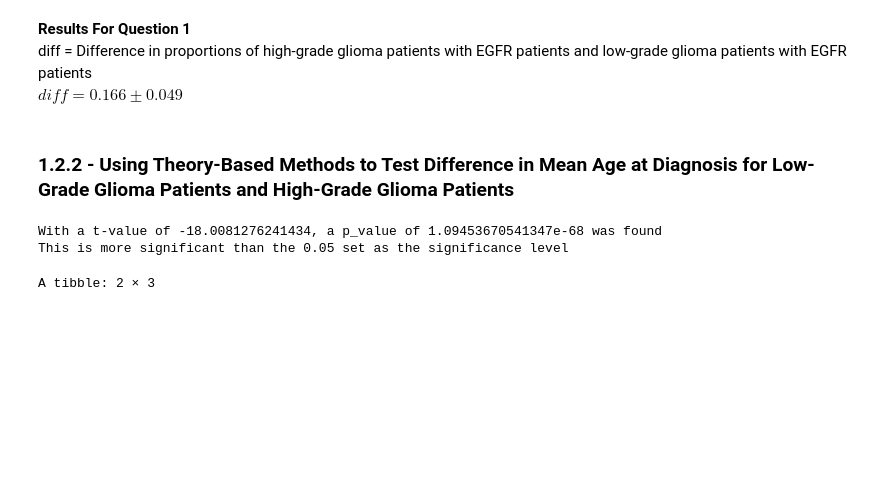
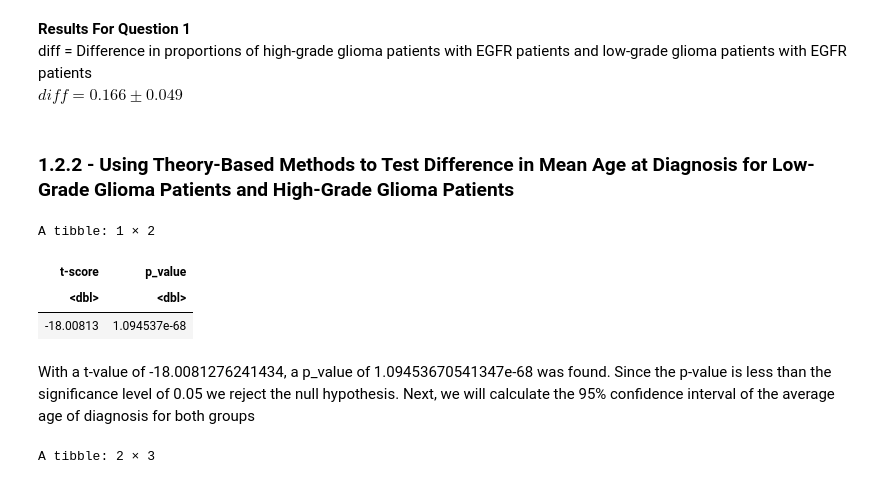
Before and after one commit to Lucien950/stat-201-group-15, a Jupyter notebook: project_proposal.ipynb, the cells around one changed output. Drawn from its saved outputs; the diff is of its cells as text; code cells hidden in the pictures; blank space fills up the shorter version.

Commit message:
added interpretation of results

```diff
--- a/project_proposal.ipynb
+++ b/project_proposal.ipynb
@@ -424,12 +427,17 @@ t2_df <- t2_var^2 / (t2_grade_0_summary$age_sd^4 / (t2_grade_0_summary$grade_n^2
 
 #Calculating the p-value using the t-distribution with the test statistic and degrees of freedom
 t2_p <- 2 * pt(t2_T, t2_df, lower.tail = T)
-# %%
-print(str_glue("With a t-value of {t2_T}, a p_value of {t2_p} was found"))
-print(str_glue("This is{if(t2_p < alpha) '' else ' not'} more significant than the {alpha} set as the significance level"))
-# %% [output]
-With a t-value of -18.0081276241434, a p_value of 1.09453670541347e-68 was found
-This is more significant than the 0.05 set as the significance level
+# %%
+# Creating a summary table of the tests results
+t2_test_summary <- tibble("t-score" = t2_T, "p_value" = t2_p)
+t2_test_summary
+# %% [output]
+A tibble: 1 × 2
+| t-score | p_value |
+| <dbl> | <dbl> |
+| -18.00813 | 1.094537e-68 |
+# %% [markdown]
+With a t-value of -18.0081276241434, a p_value of 1.09453670541347e-68 was found. Since the p-value is less than the significance level of 0.05 we reject the null hypothesis. Next, we will calculate the 95% confidence interval of the average age of diagnosis for both groups
 # %%
 # Finding the confidence intervals for average age of diagnosis for each grade of glioma
 ci_grade0 <- t2_grade_0_summary %>%
```
Also changed, not shown: parts of 5 cells of this notebook.
